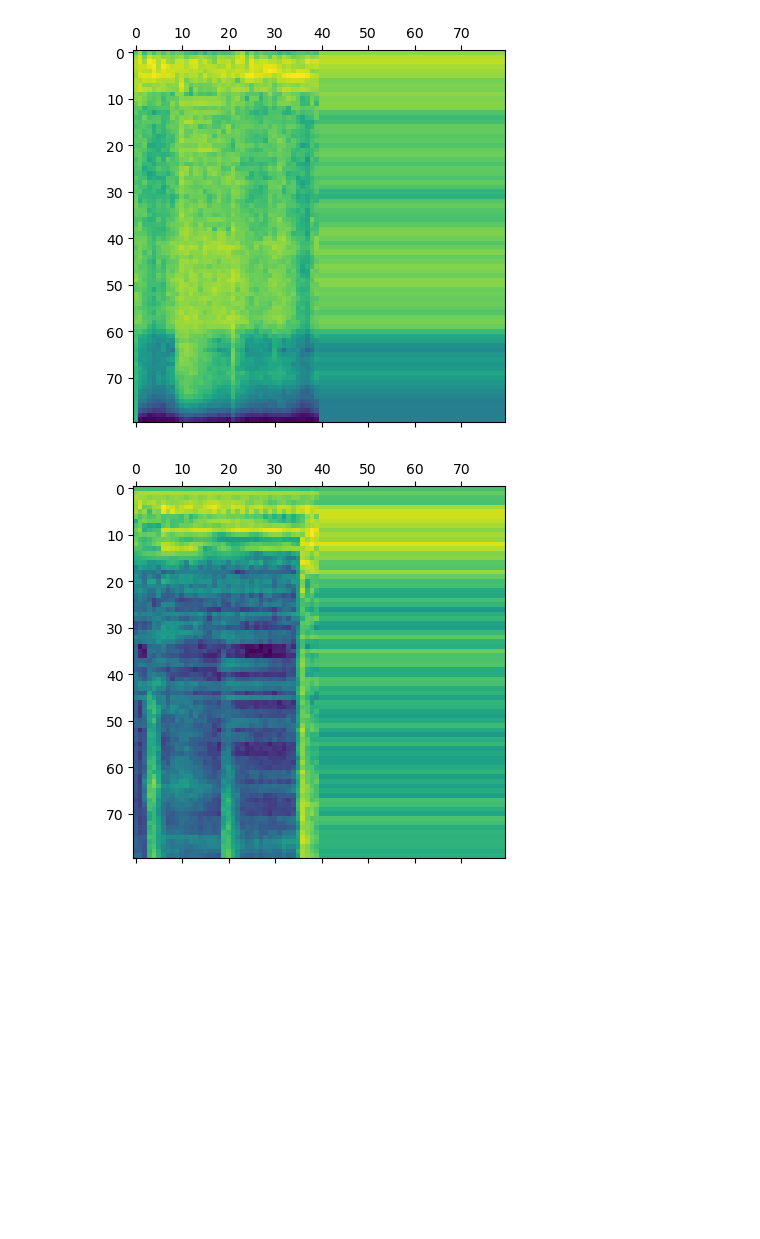
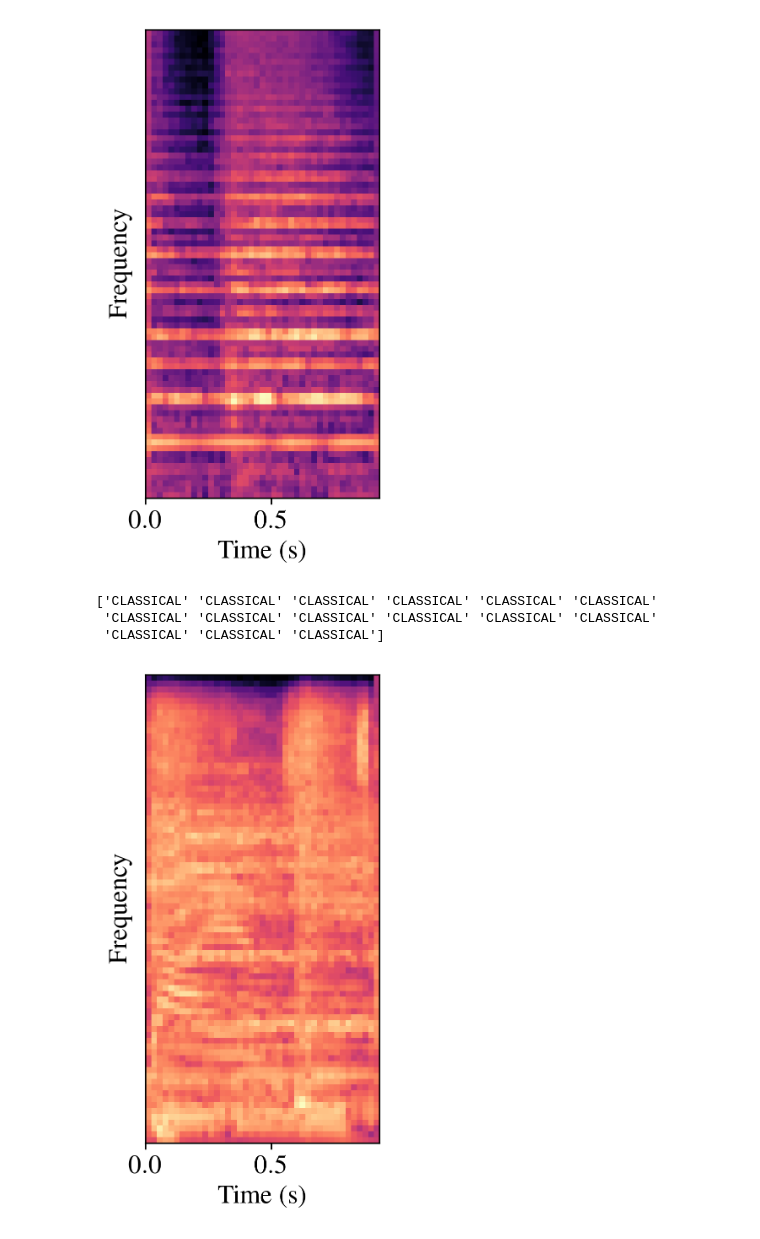
Before and after one commit to georgeherbert/music-genre-classification, a Jupyter notebook: notebooks/qualitative.ipynb, the cells around one changed output. Cells and saved outputs as stored; diff of their text form; code cells hidden in the pictures; blank space fills up the shorter version.

Commit message:
Added some mel spectrograms to the report

```diff
--- a/notebooks/qualitative.ipynb
+++ b/notebooks/qualitative.ipynb
@@ -11,3 +20,23 @@ with open("../data/val.pkl", "rb") as file:
+# %%
+min_time = 0
+max_time = 0.9299319728
+min_freq = 0
+max_freq = 20000
+aspect = (max_time - min_time) / (max_freq - min_freq) * 2
+extent = [min_time, max_time, min_freq, max_freq]
+
+def plot_spectrogram(file_name):
+    mel = val[val[:, 0] == file_name][0][1][0]
+    plt.imshow(
+        mel[:, :41],
+        cmap="magma",
+        origin="lower",
+        aspect=aspect,
+        extent=extent
+    )
+    plt.ylabel("Frequency")
+    plt.xlabel("Time (s)")
+    plt.yticks([])
 # %%
 files = np.array(predictions[2])
 unique = np.unique(files)
@@ -41,15 +74,25 @@ print(incorrect_files_ordered[:20])
-# %%
-val = np.array(val)
-
-correct_example = val[val[:, 0] == "metal.00033.wav"][0][1][0]
-# plt.hist(correct_example.flatten(), bins = 100, range = (0, 20))
-plt.matshow(correct_example)
-plt.show()
-
-incorrect_example = val[val[:, 0] == "disco.00041.wav"][0][1][0]
-# plt.hist(incorrect_example.flatten(), bins = 100, range = (0, 20))
-plt.matshow(incorrect_example)
-plt.show()
-# %% [output]
-[figure, removed]
-[figure, removed]
+# %%
+correct_file = "classical.00070.wav"
+incorrect_file_1 = "rock.00067.wav"
+incorrect_file_2 = "country.00013.wav"
+
+plot_spectrogram(correct_file)
+plt.savefig("../report/images/spec_correct.png", bbox_inches='tight', pad_inches=0.0)
+plt.show()
+print(GENRES[np.array(predictions[1][files == correct_file], dtype = np.uint)])
+
+plot_spectrogram(incorrect_file_1)
+plt.savefig("../report/images/spec_incorrect_1.png", bbox_inches='tight', pad_inches=0.0)
+plt.show()
+print(GENRES[np.array(predictions[1][files == incorrect_file_1], dtype = np.uint)])
+
+plot_spectrogram(incorrect_file_2)
+plt.savefig("../report/images/spec_incorrect_2.png", bbox_inches='tight', pad_inches=0.0)
+plt.show()
+print(GENRES[np.array(predictions[1][files == incorrect_file_2], dtype = np.uint)])
+# %% [output]
+[figure, added]
+['CLASSICAL' 'CLASSICAL' 'CLASSICAL' 'CLASSICAL' 'CLASSICAL' 'CLASSICAL'
+ 'CLASSICAL' 'CLASSICAL' 'CLASSICAL' 'CLASSICAL' 'CLASSICAL' 'CLASSICAL'
+ 'CLASSICAL' 'CLASSICAL' 'CLASSICAL']
+[figure, added]
```
Also changed, not shown: parts of 3 cells of this notebook, 6 other files.
